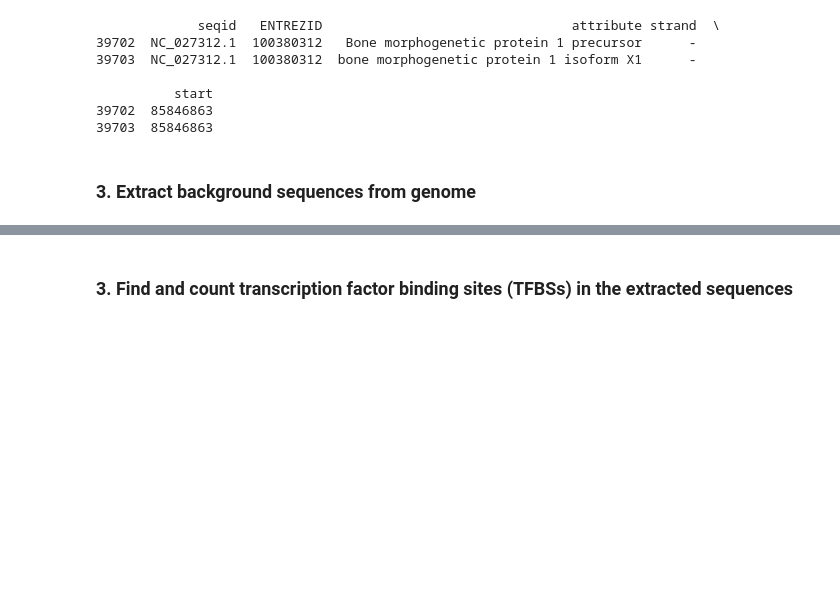
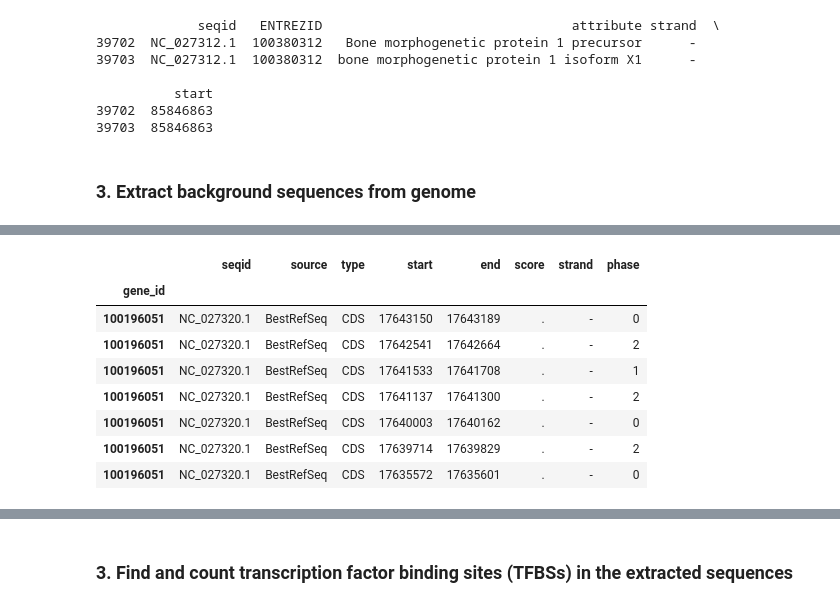
Before and after one commit to fransamsing/Transcription_factors, a Jupyter notebook: Scripts/get_sequences_construction_version.ipynb, the cells around one changed output, grey strips where cells are left out. Saved outputs shown, nothing was run; the diff lists cells and outputs as text; code cells hidden in the pictures; blank space fills up the shorter version.

```diff
--- a/Scripts/get_sequences_construction_version.ipynb
+++ b/Scripts/get_sequences_construction_version.ipynb
@@ -121,10 +123,9 @@ def get_features(gff, gene_id, feature, search_gff, attribute, coord):
 
     return CDS_start_points
 # %%
-gff1 = '/Users/sam079/Documents/2018_Transcription_factors/Data/GCF_000233375.1_ICSASG_v2_genomic.gff'
-gene_id1 = "ENTREZID"
+gff1 = '/OSM/CBR/AF_POMV/work/POMV_RNA_seq/Genomes/Salmo_salar/GCF_000233375.1_ICSASG_v2_genomic.gff'
 feature1 = 'CDS' #what feature to extract from the g
-search_gff1 = 'GeneID:'
-attribute1 = 'product='
+search_gff1 = 'GeneID'
+attribute1 = 'product'
 coord = 'min'
 # %%
@@ -237,0 +284,34 @@ len(seq_list)
+# %%
+col_names = ['seqid', 'source', 'type', 'start', 'end', 'score', 'strand', 'phase', 'attributes']
+mygff = pd.read_csv(gff1, sep='\t', comment='#', low_memory=False, header=None, names=col_names)
+mygff = mygff[mygff.type == 'CDS']
+mygff = mygff.copy()
+
+RE_GENE_NAME = re.compile(r'({}\W)(?P<gene_id>.+?)[,;]'.format('GeneID'))
+def extract_gene_name(attributes_str):
+    res = RE_GENE_NAME.search(attributes_str)
+    if res is None:
+        return ''
+    else:
+        return res.group('gene_id')
+
+
+
+
+mygff['gene_id'] = mygff.attributes.apply(extract_gene_name)
+mygff.drop('attributes', axis=1, inplace=True)
+mygff_idx = mygff.set_index('gene_id')
+# %%
+query_gene = '100196051'
+# %%
+mygff_idx.loc[query_gene]
+# %% [output]
+|  | seqid | source | type | start | end | score | strand | phase |
+| gene_id |  |  |  |  |  |  |  |  |
+| 100196051 | NC_027320.1 | BestRefSeq | CDS | 17643150 | 17643189 | . | - | 0 |
+| 100196051 | NC_027320.1 | BestRefSeq | CDS | 17642541 | 17642664 | . | - | 2 |
+| 100196051 | NC_027320.1 | BestRefSeq | CDS | 17641533 | 17641708 | . | - | 1 |
+| 100196051 | NC_027320.1 | BestRefSeq | CDS | 17641137 | 17641300 | . | - | 2 |
+| 100196051 | NC_027320.1 | BestRefSeq | CDS | 17640003 | 17640162 | . | - | 0 |
+| 100196051 | NC_027320.1 | BestRefSeq | CDS | 17639714 | 17639829 | . | - | 2 |
+| 100196051 | NC_027320.1 | BestRefSeq | CDS | 17635572 | 17635601 | . | - | 0 |
```
Also changed, not shown: parts of 19 cells of this notebook, 13 other files.
